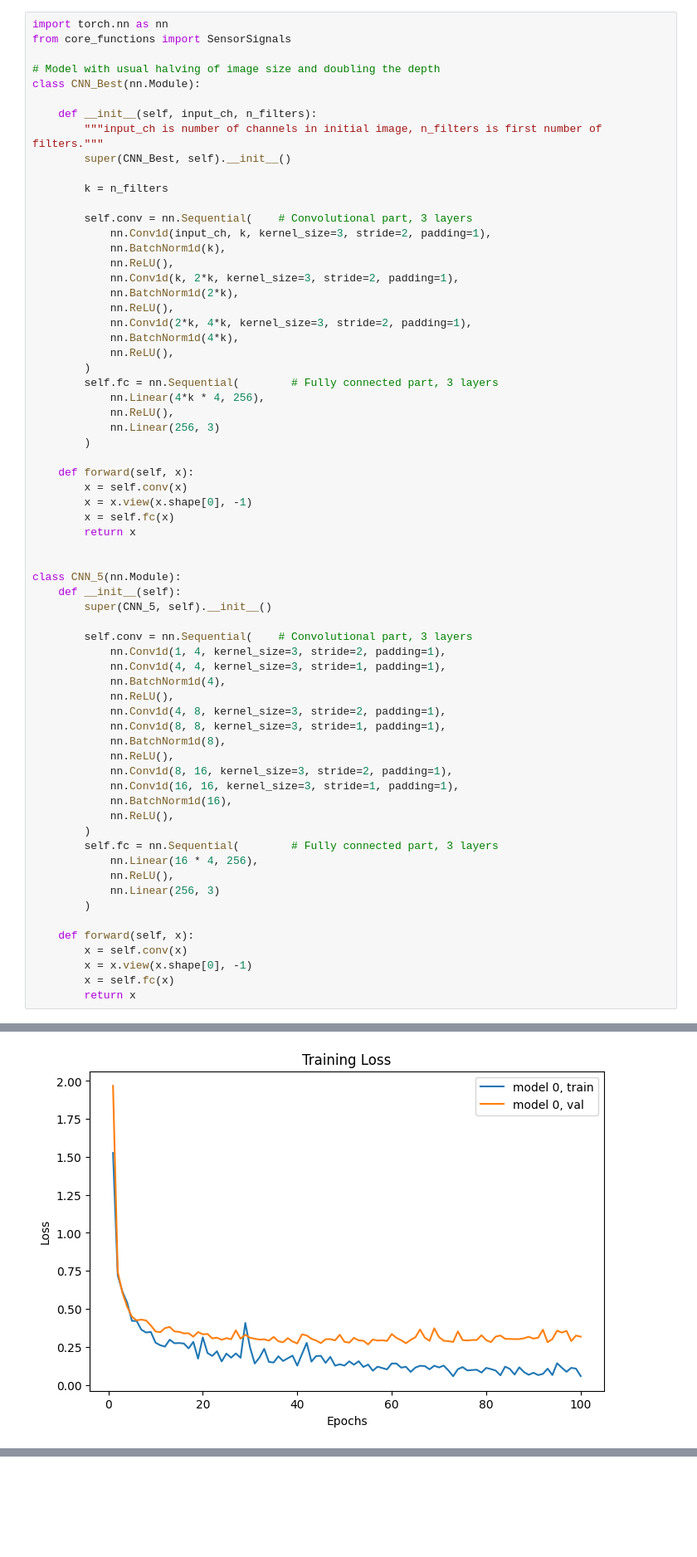
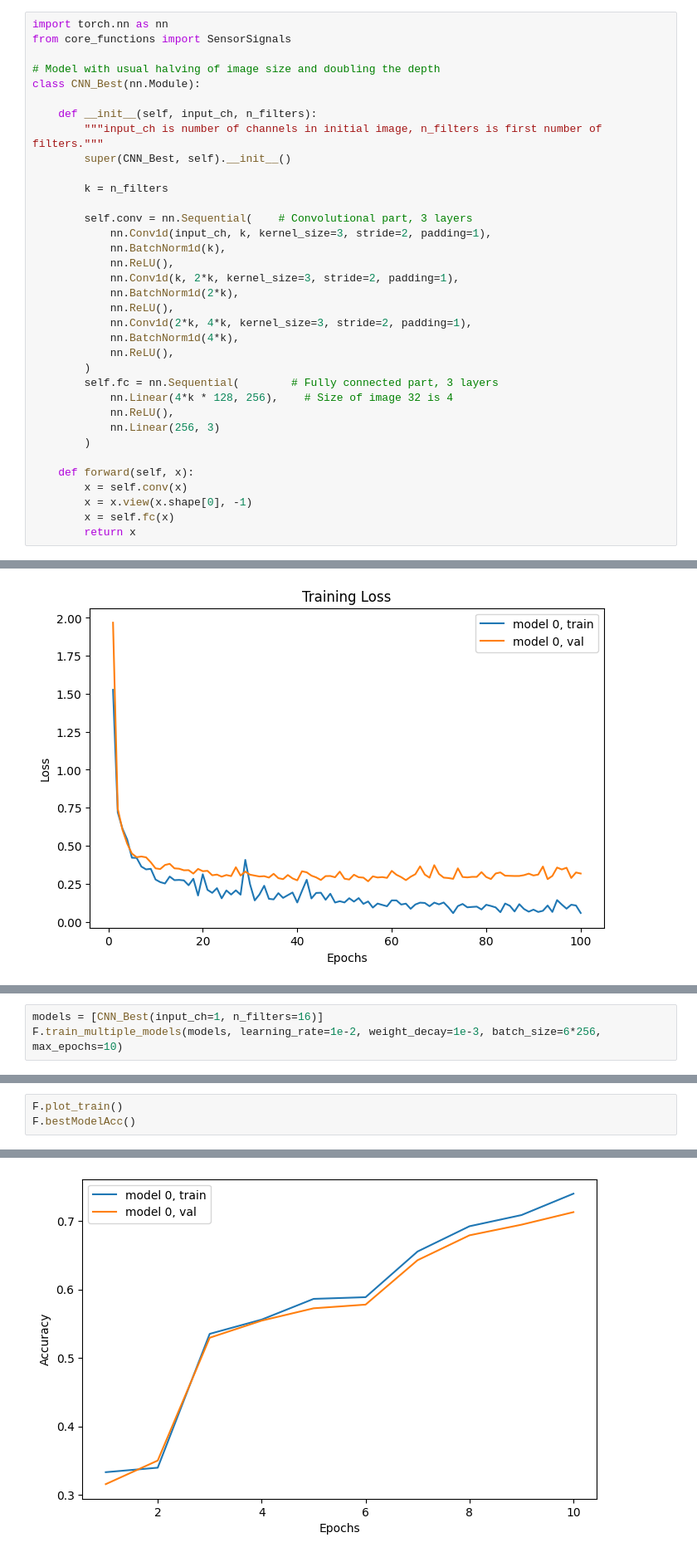
Before and after one commit to GuiMacielPereira/sensor_ML, a Jupyter notebook: data_processing/serious_pytorch.sync.ipynb, the cells around one changed output, grey strips where cells are left out. Shown at 83% size. Saved outputs shown, nothing was run; the diff lists cells and outputs as text; blank space fills up the shorter version.

```diff
--- a/data_processing/serious_pytorch.sync.ipynb
+++ b/data_processing/serious_pytorch.sync.ipynb
@@ -30,7 +30,7 @@ class CNN_Best(nn.Module):
             nn.ReLU(),
         )
         self.fc = nn.Sequential(        # Fully connected part, 3 layers
-            nn.Linear(4*k * 4, 256),
+            nn.Linear(4*k * 128, 256),    # Size of image 32 is 4
             nn.ReLU(),
             nn.Linear(256, 3)
         )
@@ -40,37 +40,6 @@ class CNN_Best(nn.Module):
         x = x.view(x.shape[0], -1)
         x = self.fc(x)
         return x
-
-
-class CNN_5(nn.Module):
-    def __init__(self):
-        super(CNN_5, self).__init__()
-
-        self.conv = nn.Sequential(    # Convolutional part, 3 layers
-            nn.Conv1d(1, 4, kernel_size=3, stride=2, padding=1),
-            nn.Conv1d(4, 4, kernel_size=3, stride=1, padding=1),
-            nn.BatchNorm1d(4),
-            nn.ReLU(),
-            nn.Conv1d(4, 8, kernel_size=3, stride=2, padding=1),
-            nn.Conv1d(8, 8, kernel_size=3, stride=1, padding=1),
-            nn.BatchNorm1d(8),
-            nn.ReLU(),
-            nn.Conv1d(8, 16, kernel_size=3, stride=2, padding=1),
-            nn.Conv1d(16, 16, kernel_size=3, stride=1, padding=1),
-            nn.BatchNorm1d(16),
-            nn.ReLU(),
-        )
-        self.fc = nn.Sequential(        # Fully connected part, 3 layers
-            nn.Linear(16 * 4, 256),
-            nn.ReLU(),
-            nn.Linear(256, 3)
-        )
-
-    def forward(self, x):
-        x = self.conv(x)
-        x = x.view(x.shape[0], -1)
-        x = self.fc(x)
-        return x
 # %%
 dataPath = "./second_collection_triggs_rels_32.npz"
 S = SensorSignals(dataPath)
@@ -237,0 +268,3 @@ Accuracy of test set of best model (idx=0): 90.2%
+# %%
+models = [CNN_Best(input_ch=1, n_filters=16)]
+F.train_multiple_models(models, learning_rate=1e-2, weight_decay=1e-3, batch_size=6*256, max_epochs=10)
@@ -237,0 +283,4 @@ Accuracy of test set of best model (idx=0): 90.2%
+# %%
+F.plot_train()
+F.bestModelAcc()
+# %% [output]
@@ -237,0 +288 @@ Accuracy of test set of best model (idx=0): 90.2%
+[figure, added]
```
Also changed, not shown: parts of 3 cells of this notebook, 4 other files.
